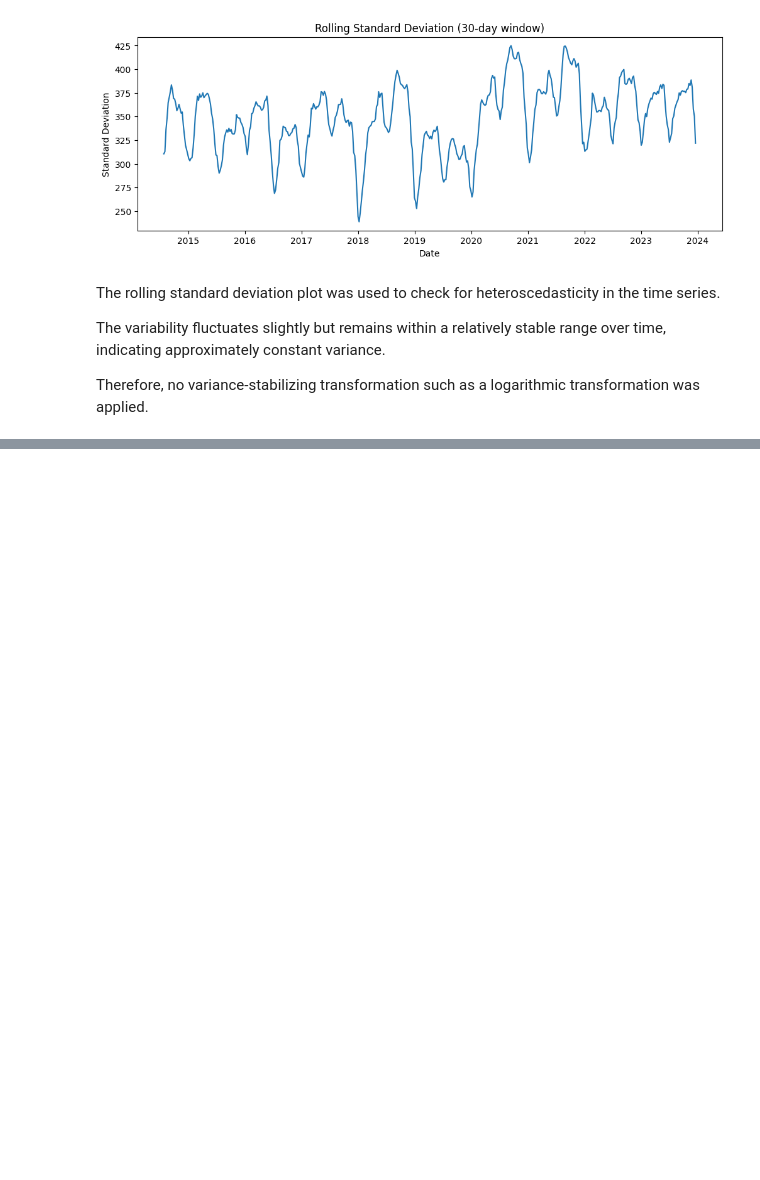
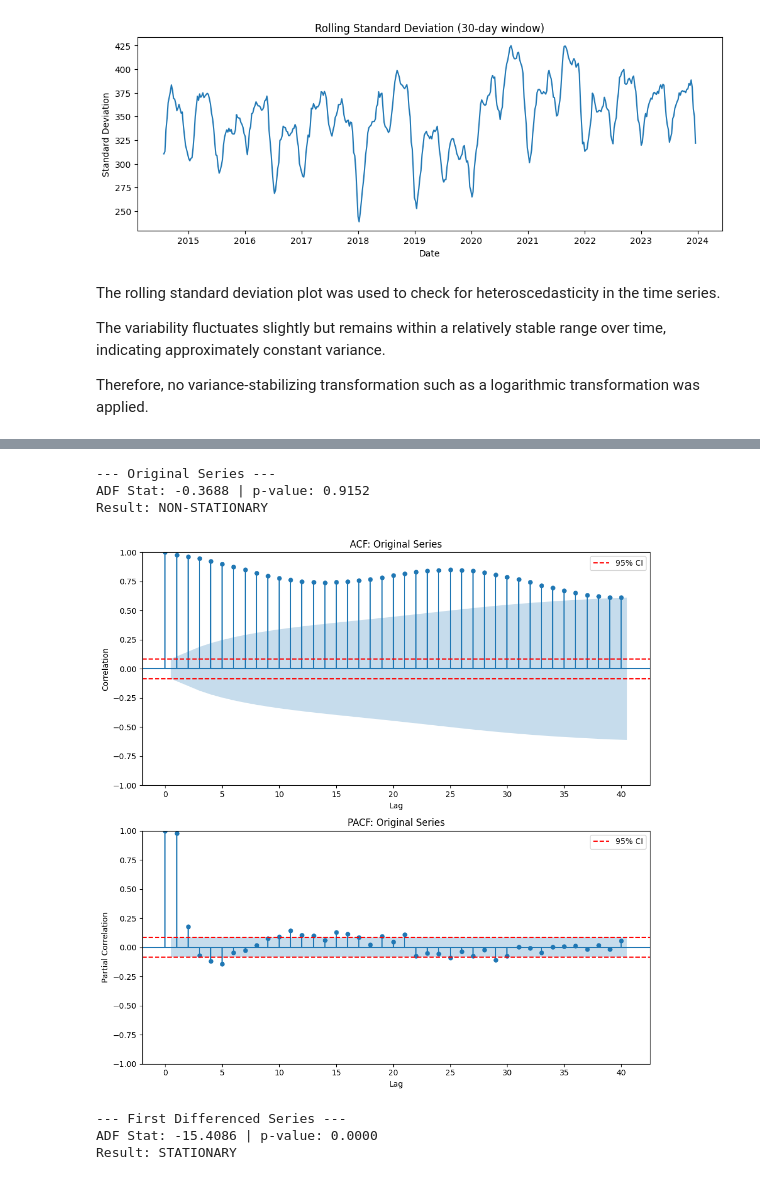
Before and after one commit to kahunde-Elizabeth/Time-series-project-group2, a Jupyter notebook: group2 project.ipynb, the cells around one changed output, grey strips where cells are left out. Cells and saved outputs as stored; diff of their text form; code cells hidden in the pictures; blank space fills up the shorter version.

```diff
--- a/group2 project.ipynb
+++ b/group2 project.ipynb
@@ -95,0 +186,56 @@ Therefore, no variance-stabilizing transformation such as a logarithmic transfor
+# %%
+from statsmodels.tsa.stattools import adfuller
+from statsmodels.graphics.tsaplots import plot_acf, plot_pacf
+# 1. Concise ADF Test Function
+def run_adf(series, title):
+    res = adfuller(series.dropna())
+    print(f"\n--- {title} ---\nADF Stat: {res[0]:.4f} | p-value: {res[1]:.4f}")
+    print("Result: STATIONARY" if res[1] < 0.05 else "Result: NON-STATIONARY")
+    return res[1]
+
+# 2. Part 1 & 2: Stationarity and Correlation Plots
+run_adf(df['Price_UGX'], "Original Series")
+
+fig, axes = plt.subplots(2, 1, figsize=(10, 10))
+for i, func in enumerate([plot_acf, plot_pacf]):
+    func(df['Price_UGX'].dropna(), lags=40, ax=axes[i], title=f"{'ACF' if i==0 else 'PACF'}: Original Series")
+    # Add Red Dotted Lines (95% Confidence Interval)
+    ci = 1.96 / np.sqrt(len(df['Price_UGX']))
+    axes[i].axhline(y=ci, color='red', linestyle='--', label='95% CI')
+    axes[i].axhline(y=-ci, color='red', linestyle='--')
+    axes[i].set_xlabel("Lag"), axes[i].set_ylabel("Correlation" if i==0 else "Partial Correlation")
+    axes[i].legend()
+
+plt.tight_layout()
+plt.show()
+
+# 3. Part 3: Differencing Analysis & Trend Removal Comparison
+df['Price_Diff'] = df['Price_UGX'].diff()
+p_val = run_adf(df['Price_Diff'], "First Differenced Series")
+
+# If still non-stationary, use second difference
+final_diff, diff_label = (df['Price_Diff'], "First Order")
+if p_val >= 0.05:
+    df['Price_Diff2'] = df['Price_Diff'].diff()
+    run_adf(df['Price_Diff2'], "Second Differenced Series")
+    final_diff, diff_label = df['Price_Diff2'], "Second Order"
+
+# Comparison Plot
+fig, (ax1, ax2) = plt.subplots(2, 1, figsize=(10, 10))
+for ax, data, title in zip([ax1, ax2], [df['Price_UGX'], final_diff], ["Raw Data (Trended)", f"{diff_label} Differenced (Stationary)"]):
+    plot_acf(data.dropna(), lags=40, ax=ax, title=title)
+    ci = 1.96 / np.sqrt(len(data.dropna()))
+    ax.axhline(y=ci, color='red', linestyle='--')
+    ax.axhline(y=-ci, color='red', linestyle='--')
+    ax.set_xlabel("Lag"), ax.set_ylabel("Correlation")
+
+plt.tight_layout()
+plt.show()
+# %% [output]
+--- Original Series ---
+ADF Stat: -0.3688 | p-value: 0.9152
+Result: NON-STATIONARY
+[figure, added]
+--- First Differenced Series ---
+ADF Stat: -15.4086 | p-value: 0.0000
+Result: STATIONARY
```
Also changed, not shown: parts of 27 cells of this notebook, 1 other file.
